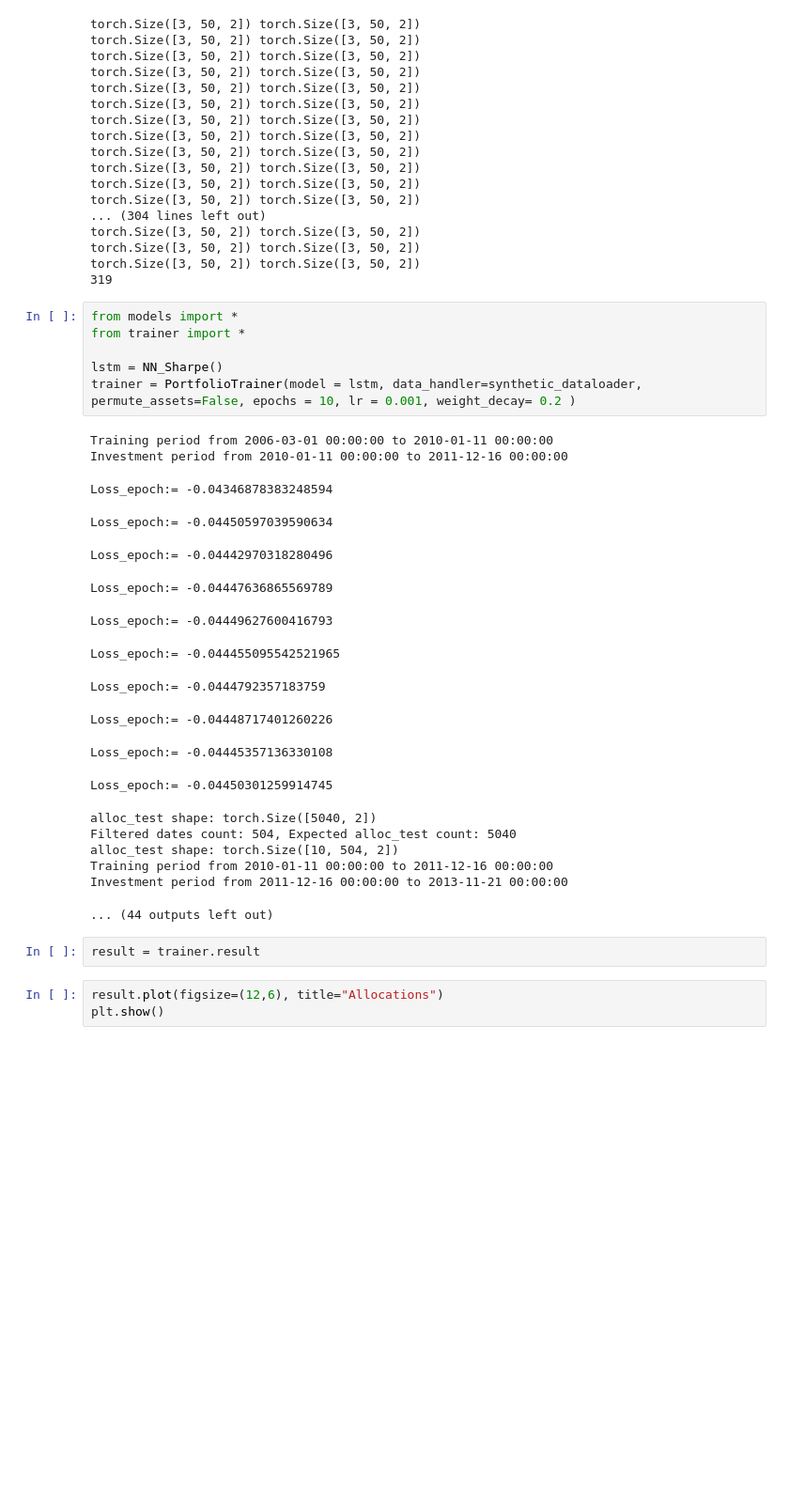
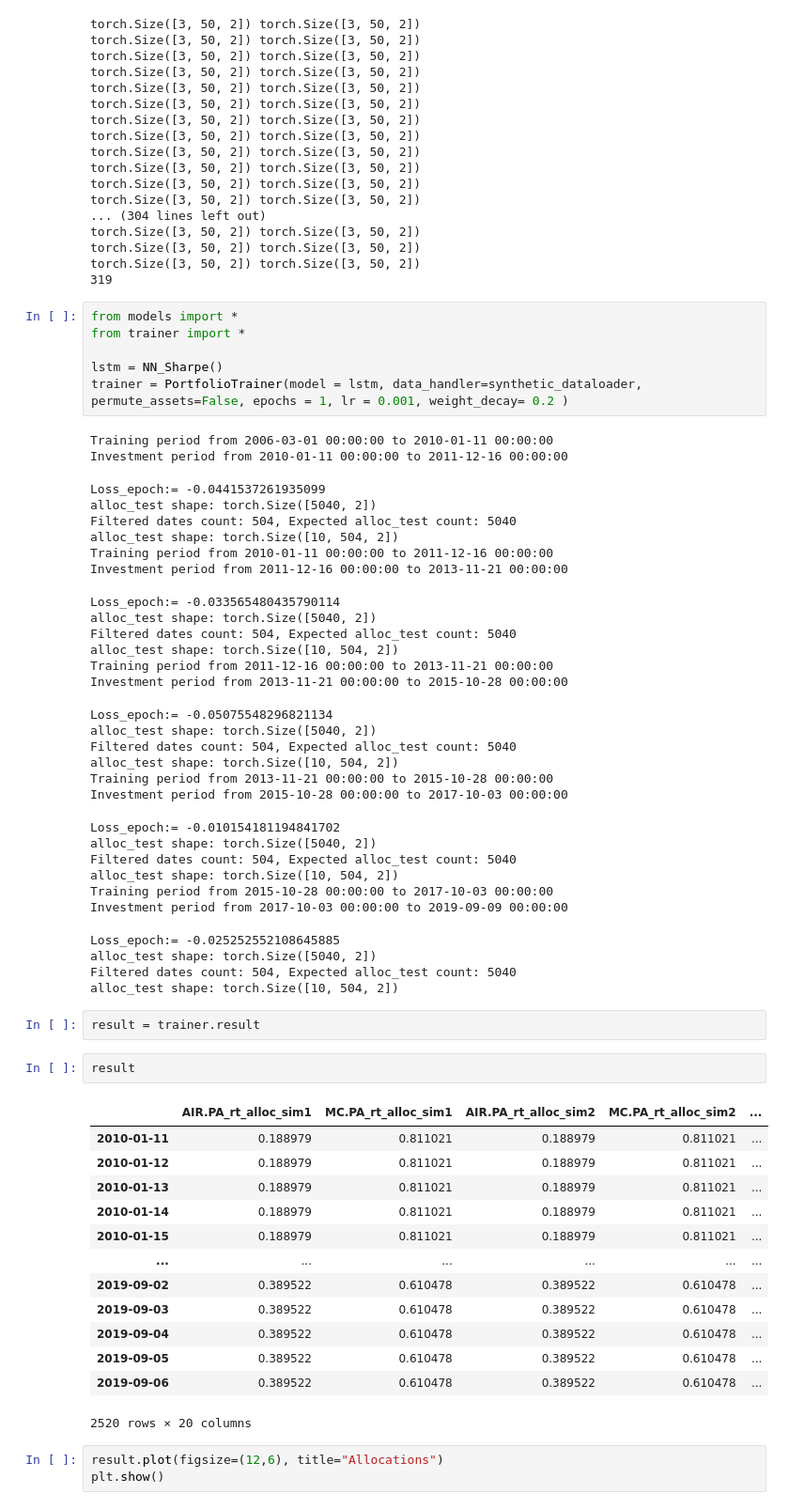
Before and after one commit to alexandreviard/DL-Portfolio-CMAP, a Jupyter notebook: src/test.ipynb, the cells around one changed output. Shown at 94% size. Drawn from its saved outputs; the diff is of its cells as text; blank space fills up the shorter version.

Commit message:
train_date

```diff
--- a/src/test.ipynb
+++ b/src/test.ipynb
@@ -213,28 +254,56 @@ from models import *
 from trainer import *
 
 lstm = NN_Sharpe()
-trainer = PortfolioTrainer(model = lstm, data_handler=synthetic_dataloader, permute_assets=False, epochs = 10, lr = 0.001, weight_decay= 0.2 )
+trainer = PortfolioTrainer(model = lstm, data_handler=synthetic_dataloader, permute_assets=False, epochs = 1, lr = 0.001, weight_decay= 0.2 )
 # %% [output]
 Training period from 2006-03-01 00:00:00 to 2010-01-11 00:00:00
 Investment period from 2010-01-11 00:00:00 to 2011-12-16 00:00:00
-Loss_epoch:= -0.04346878383248594
+Loss_epoch:= -0.0441537261935099
+alloc_test shape: torch.Size([5040, 2])
+Filtered dates count: 504, Expected alloc_test count: 5040
+alloc_test shape: torch.Size([10, 504, 2])
+Training period from 2010-01-11 00:00:00 to 2011-12-16 00:00:00
+Investment period from 2011-12-16 00:00:00 to 2013-11-21 00:00:00
-Loss_epoch:= -0.04450597039590634
+Loss_epoch:= -0.033565480435790114
+alloc_test shape: torch.Size([5040, 2])
+Filtered dates count: 504, Expected alloc_test count: 5040
+alloc_test shape: torch.Size([10, 504, 2])
+Training period from 2011-12-16 00:00:00 to 2013-11-21 00:00:00
+Investment period from 2013-11-21 00:00:00 to 2015-10-28 00:00:00
-Loss_epoch:= -0.04442970318280496
+Loss_epoch:= -0.05075548296821134
+alloc_test shape: torch.Size([5040, 2])
+Filtered dates count: 504, Expected alloc_test count: 5040
+alloc_test shape: torch.Size([10, 504, 2])
+Training period from 2013-11-21 00:00:00 to 2015-10-28 00:00:00
+Investment period from 2015-10-28 00:00:00 to 2017-10-03 00:00:00
-Loss_epoch:= -0.04447636865569789
+Loss_epoch:= -0.010154181194841702
+alloc_test shape: torch.Size([5040, 2])
+Filtered dates count: 504, Expected alloc_test count: 5040
+alloc_test shape: torch.Size([10, 504, 2])
+Training period from 2015-10-28 00:00:00 to 2017-10-03 00:00:00
+Investment period from 2017-10-03 00:00:00 to 2019-09-09 00:00:00
-Loss_epoch:= -0.04449627600416793
+Loss_epoch:= -0.025252552108645885
+alloc_test shape: torch.Size([5040, 2])
+Filtered dates count: 504, Expected alloc_test count: 5040
+alloc_test shape: torch.Size([10, 504, 2])
-Loss_epoch:= -0.044455095542521965
-Loss_epoch:= -0.0444792357183759
-Loss_epoch:= -0.04448717401260226
-Loss_epoch:= -0.04445357136330108
-Loss_epoch:= -0.04450301259914745
-alloc_test shape: torch.Size([5040, 2])
-Filtered dates count: 504, Expected alloc_test count: 5040
-alloc_test shape: torch.Size([10, 504, 2])
-Training period from 2010-01-11 00:00:00 to 2011-12-16 00:00:00
-Investment period from 2011-12-16 00:00:00 to 2013-11-21 00:00:00
-... (44 outputs left out)
 # %%
 result = trainer.result
+# %%
+result
+# %% [output]
+|  | AIR.PA_rt_alloc_sim1 | MC.PA_rt_alloc_sim1 | AIR.PA_rt_alloc_sim2 | MC.PA_rt_alloc_sim2 | ... |
+| 2010-01-11 | 0.188979 | 0.811021 | 0.188979 | 0.811021 | ... |
+| 2010-01-12 | 0.188979 | 0.811021 | 0.188979 | 0.811021 | ... |
+| 2010-01-13 | 0.188979 | 0.811021 | 0.188979 | 0.811021 | ... |
+| 2010-01-14 | 0.188979 | 0.811021 | 0.188979 | 0.811021 | ... |
+| 2010-01-15 | 0.188979 | 0.811021 | 0.188979 | 0.811021 | ... |
+| ... | ... | ... | ... | ... | ... |
+| 2019-09-02 | 0.389522 | 0.610478 | 0.389522 | 0.610478 | ... |
+| 2019-09-03 | 0.389522 | 0.610478 | 0.389522 | 0.610478 | ... |
+| 2019-09-04 | 0.389522 | 0.610478 | 0.389522 | 0.610478 | ... |
+| 2019-09-05 | 0.389522 | 0.610478 | 0.389522 | 0.610478 | ... |
+| 2019-09-06 | 0.389522 | 0.610478 | 0.389522 | 0.610478 | ... |
+2520 rows × 20 columns
 # %%
 result.plot(figsize=(12,6), title="Allocations")
 plt.show()
```
Also changed, not shown: parts of 16 cells of this notebook, 2 other files.
